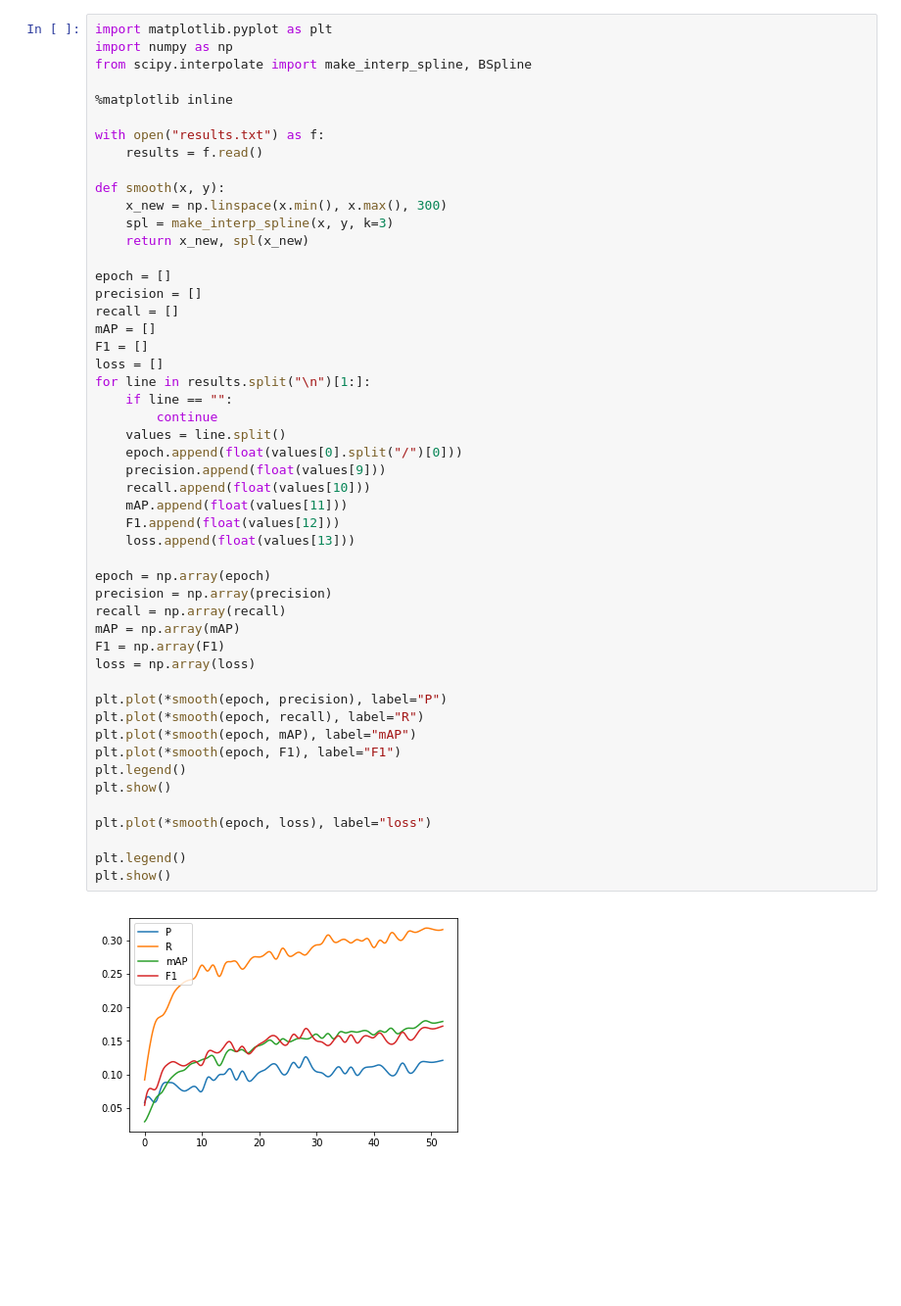
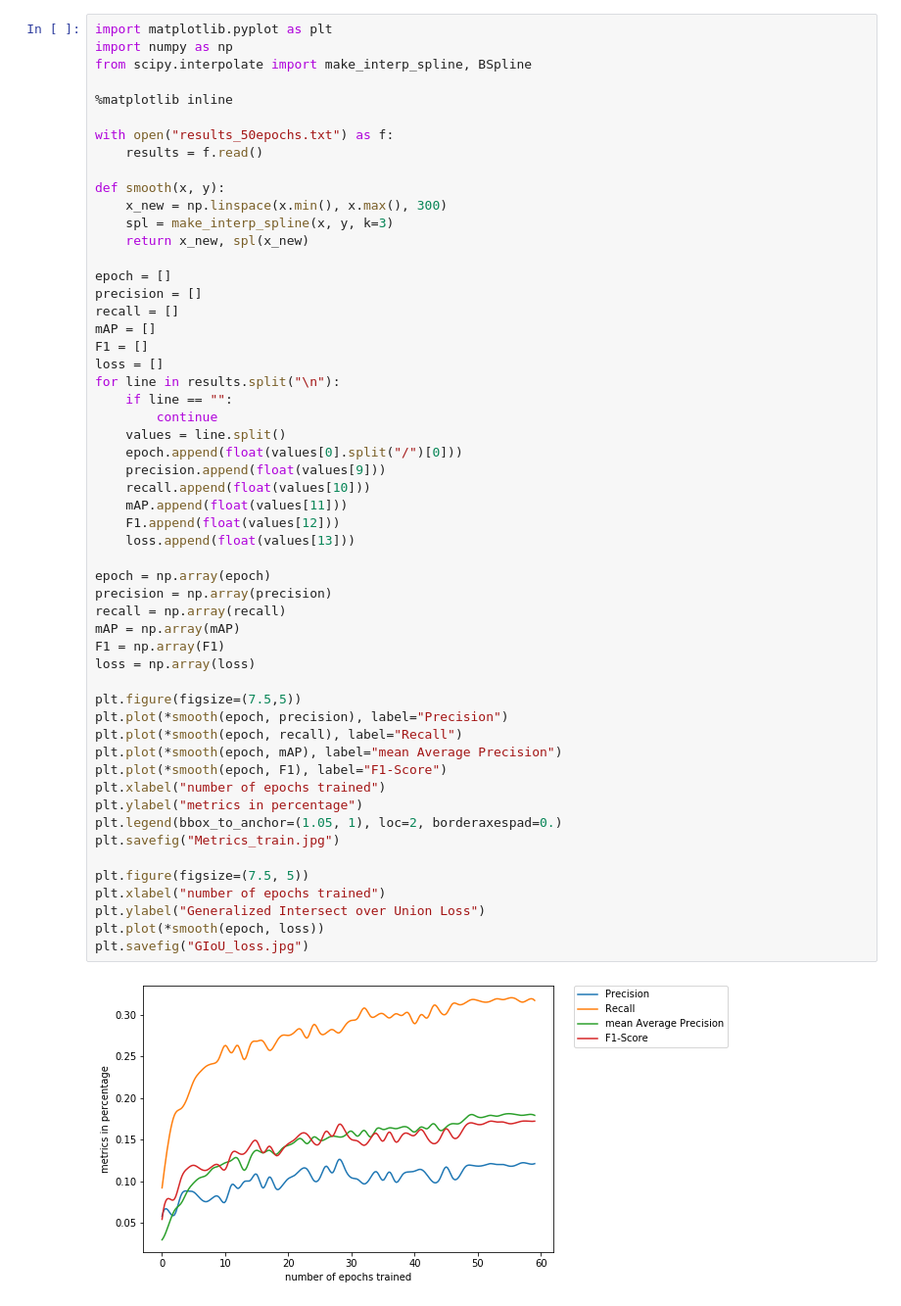
Before and after one commit to EricSchuMa/PYOLO, a Jupyter notebook: plots/Untitled.ipynb, the cells around one changed output. Shown at 98% size. Cells and saved outputs as stored; diff of their text form; blank space fills up the shorter version.

```diff
--- a/plots/Untitled.ipynb
+++ b/plots/Untitled.ipynb
@@ -5,48 +5,52 @@ from scipy.interpolate import make_interp_spline, BSpline
 
 %matplotlib inline
 
-with open("results.txt") as f:
+with open("results_50epochs.txt") as f:
     results = f.read()
 
 def smooth(x, y):
     x_new = np.linspace(x.min(), x.max(), 300)
     spl = make_interp_spline(x, y, k=3)
     return x_new, spl(x_new)
 
 epoch = []
 precision = []
 recall = []
 mAP = []
 F1 = []
 loss = []
-for line in results.split("\n")[1:]:
+for line in results.split("\n"):
     if line == "":
         continue
     values = line.split()
     epoch.append(float(values[0].split("/")[0]))
     precision.append(float(values[9]))
     recall.append(float(values[10]))
     mAP.append(float(values[11]))
     F1.append(float(values[12]))
     loss.append(float(values[13]))
 
 epoch = np.array(epoch)
 precision = np.array(precision)
 recall = np.array(recall)
 mAP = np.array(mAP)
 F1 = np.array(F1)
 loss = np.array(loss)
 
-plt.plot(*smooth(epoch, precision), label="P")
-plt.plot(*smooth(epoch, recall), label="R")
-plt.plot(*smooth(epoch, mAP), label="mAP")
-plt.plot(*smooth(epoch, F1), label="F1")
-plt.legend()
-plt.show()
+plt.figure(figsize=(7.5,5))
+plt.plot(*smooth(epoch, precision), label="Precision")
+plt.plot(*smooth(epoch, recall), label="Recall")
+plt.plot(*smooth(epoch, mAP), label="mean Average Precision")
+plt.plot(*smooth(epoch, F1), label="F1-Score")
+plt.xlabel("number of epochs trained")
+plt.ylabel("metrics in percentage")
+plt.legend(bbox_to_anchor=(1.05, 1), loc=2, borderaxespad=0.)
+plt.savefig("Metrics_train.jpg")
 
-plt.plot(*smooth(epoch, loss), label="loss")
-
-plt.legend()
-plt.show()
+plt.figure(figsize=(7.5, 5))
+plt.xlabel("number of epochs trained")
+plt.ylabel("Generalized Intersect over Union Loss")
+plt.plot(*smooth(epoch, loss))
+plt.savefig("GIoU_loss.jpg")
 # %% [output]
-[figure, old version]
+[figure, new version]
```
Also changed, not shown: parts of 3 cells of this notebook.
